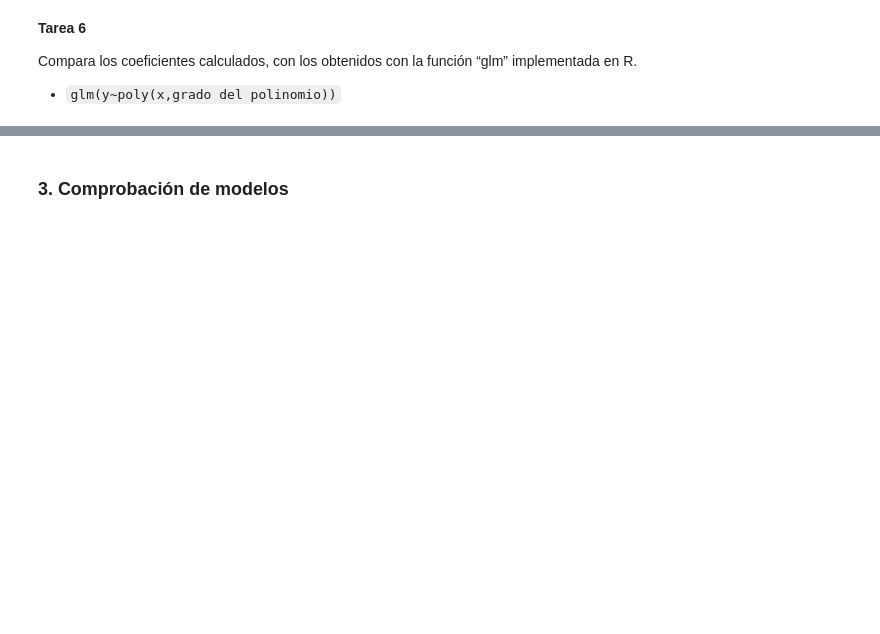
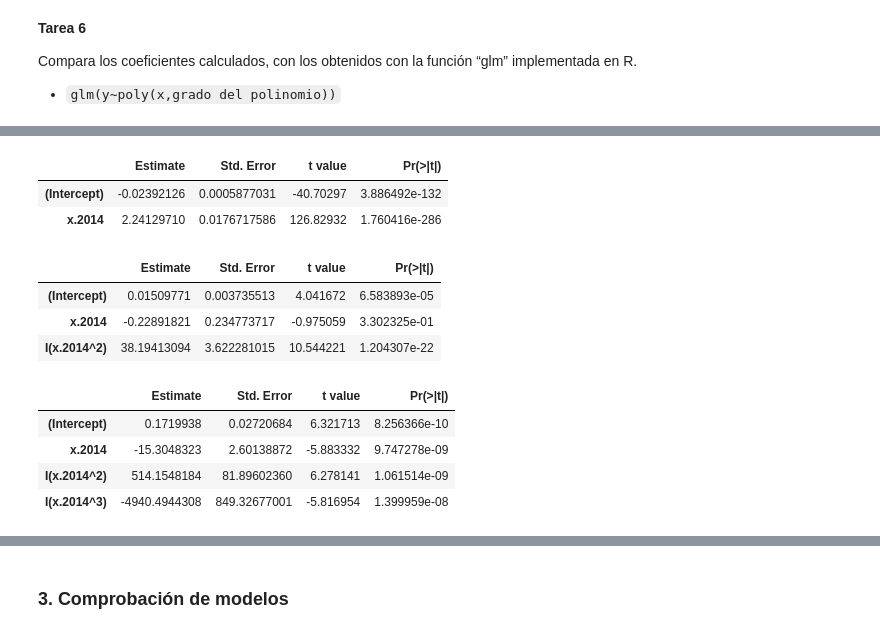
Before and after one commit to yerartdev/uc-m1965-stats, a Jupyter notebook: p8/m1965-stats-ii-practica-regresion.ipynb, the cells around one changed output, grey strips where cells are left out. Cells and saved outputs as stored; diff of their text form; code cells hidden in the pictures; blank space fills up the shorter version.

```diff
--- a/p8/m1965-stats-ii-practica-regresion.ipynb
+++ b/p8/m1965-stats-ii-practica-regresion.ipynb
@@ -197,2 +323,24 @@ implementada en R.
 # %%
-model.2014.1 <- glm(x = x.2014, y = y.2014,)
+model.2014.1.I <- glm(y.2014~x.2014)
+summary(model.2014.1.I)$coef
+# %% [output]
+|  | Estimate | Std. Error | t value | Pr(>|t|) |
+| (Intercept) | -0.02392126 | 0.0005877031 | -40.70297 | 3.886492e-132 |
+| x.2014 | 2.24129710 | 0.0176717586 | 126.82932 | 1.760416e-286 |
+# %%
+model.2014.2.I <- glm(y.2014~x.2014 + I(x.2014^2))
+summary(model.2014.2.I)$coef
+# %% [output]
+|  | Estimate | Std. Error | t value | Pr(>|t|) |
+| (Intercept) | 0.01509771 | 0.003735513 | 4.041672 | 6.583893e-05 |
+| x.2014 | -0.22891821 | 0.234773717 | -0.975059 | 3.302325e-01 |
+| I(x.2014^2) | 38.19413094 | 3.622281015 | 10.544221 | 1.204307e-22 |
+# %%
+model.2014.3.I <- glm(y.2014~x.2014 + I(x.2014^2) + I(x.2014^3))
+summary(model.2014.3.I)$coef
+# %% [output]
+|  | Estimate | Std. Error | t value | Pr(>|t|) |
+| (Intercept) | 0.1719938 | 0.02720684 | 6.321713 | 8.256366e-10 |
+| x.2014 | -15.3048323 | 2.60138872 | -5.883332 | 9.747278e-09 |
+| I(x.2014^2) | 514.1548184 | 81.89602360 | 6.278141 | 1.061514e-09 |
+| I(x.2014^3) | -4940.4944308 | 849.32677001 | -5.816954 | 1.399959e-08 |
```
Also changed, not shown: parts of 21 cells of this notebook.
